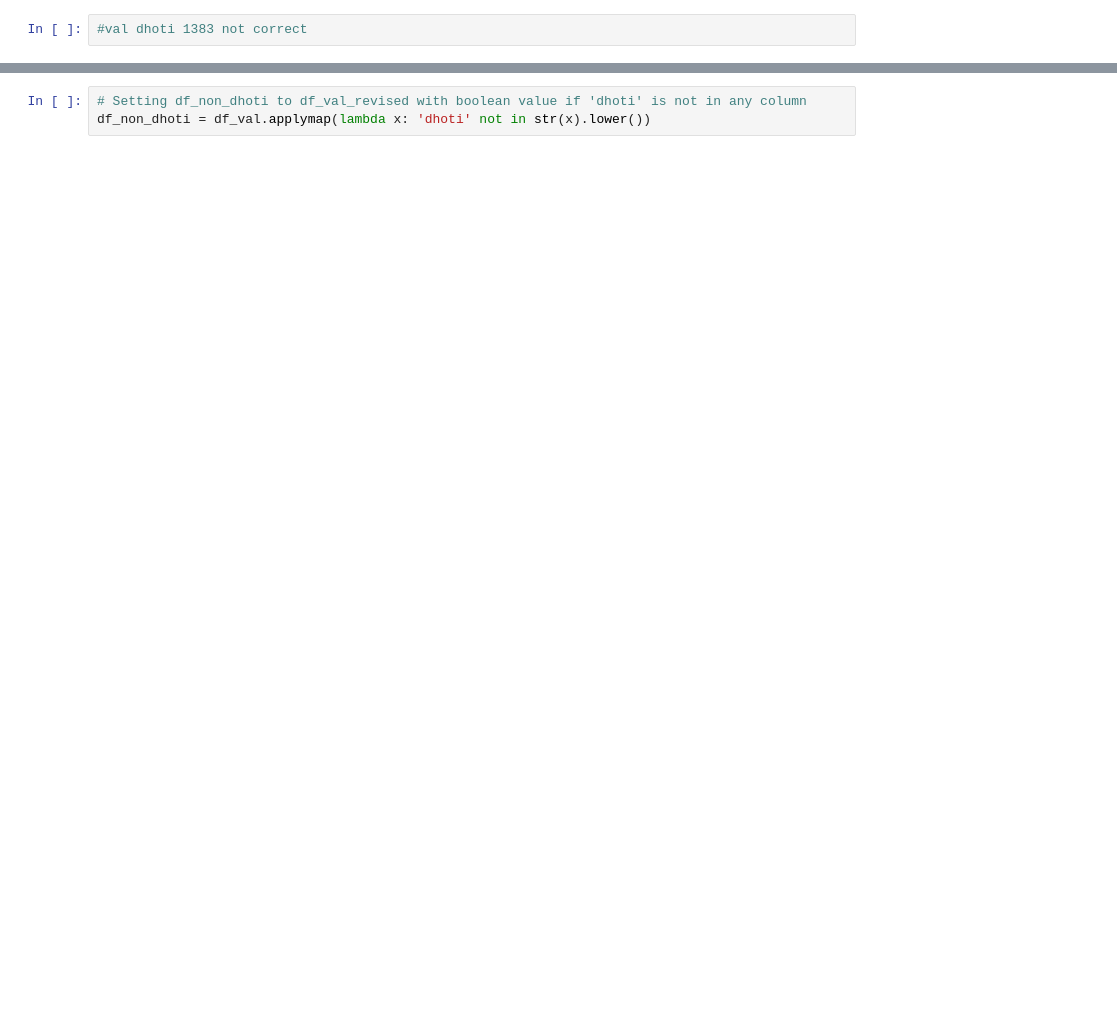
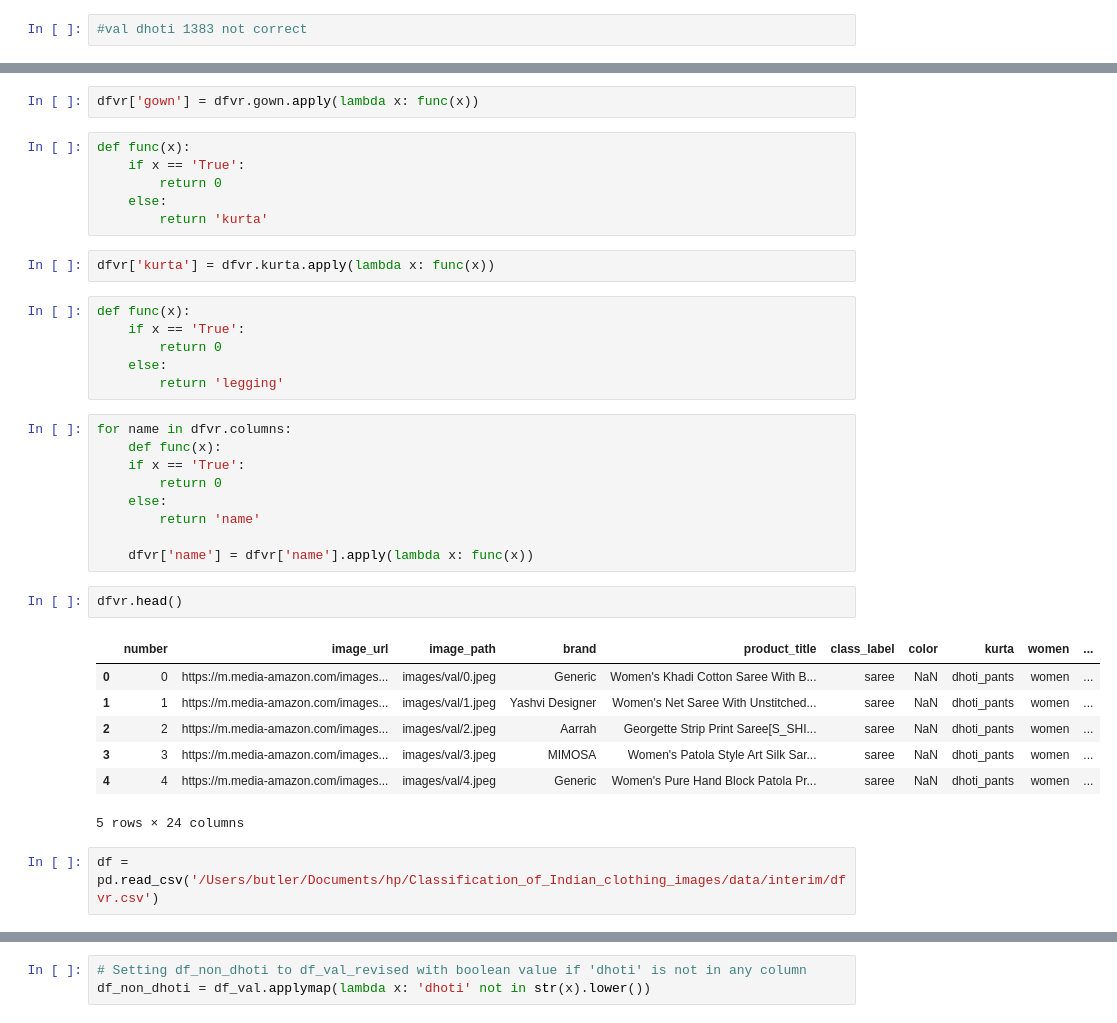
Before and after one commit to keb101/Image-Classification-Indian-Clothing, a Jupyter notebook: Classification_of_Indian_clothing_images/notebooks/Investigating_orig_data.ipynb, the cells around one changed output, grey strips where cells are left out. Saved outputs shown, nothing was run; the diff lists cells and outputs as text; blank space fills up the shorter version.

Commit message:
new name

```diff
--- a/Classification_of_Indian_clothing_images/notebooks/Investigating_orig_data.ipynb
+++ b/Classification_of_Indian_clothing_images/notebooks/Investigating_orig_data.ipynb
@@ -268,0 +244,37 @@ df_dhoti_diff.head()
+# %%
+dfvr['gown'] = dfvr.gown.apply(lambda x: func(x))
+# %%
+def func(x):
+    if x == 'True':
+        return 0
+    else:
+        return 'kurta'
+# %%
+dfvr['kurta'] = dfvr.kurta.apply(lambda x: func(x))
+# %%
+def func(x):
+    if x == 'True':
+        return 0
+    else:
+        return 'legging'
+# %%
+for name in dfvr.columns:
+    def func(x):
+    if x == 'True':
+        return 0
+    else:
+        return 'name'
+
+    dfvr['name'] = dfvr['name'].apply(lambda x: func(x))
+# %%
+dfvr.head()
+# %% [output]
+|  | number | image_url | image_path | brand | product_title | class_label | color | kurta | women | ... |
+| 0 | 0 | https://m.media-amazon.com/images... | images/val/0.jpeg | Generic | Women's Khadi Cotton Saree With B... | saree | NaN | dhoti_pants | women | ... |
+| 1 | 1 | https://m.media-amazon.com/images... | images/val/1.jpeg | Yashvi Designer | Women's Net Saree With Unstitched... | saree | NaN | dhoti_pants | women | ... |
+| 2 | 2 | https://m.media-amazon.com/images... | images/val/2.jpeg | Aarrah | Georgette Strip Print Saree[S_SHI... | saree | NaN | dhoti_pants | women | ... |
+| 3 | 3 | https://m.media-amazon.com/images... | images/val/3.jpeg | MIMOSA | Women's Patola Style Art Silk Sar... | saree | NaN | dhoti_pants | women | ... |
+| 4 | 4 | https://m.media-amazon.com/images... | images/val/4.jpeg | Generic | Women's Pure Hand Block Patola Pr... | saree | NaN | dhoti_pants | women | ... |
+5 rows × 24 columns
+# %%
+df = pd.read_csv('/Users/butler/Documents/hp/Classification_of_Indian_clothing_images/data/interim/dfvr.csv')
```
Also changed, not shown: parts of 131 cells of this notebook, 55 other files.
